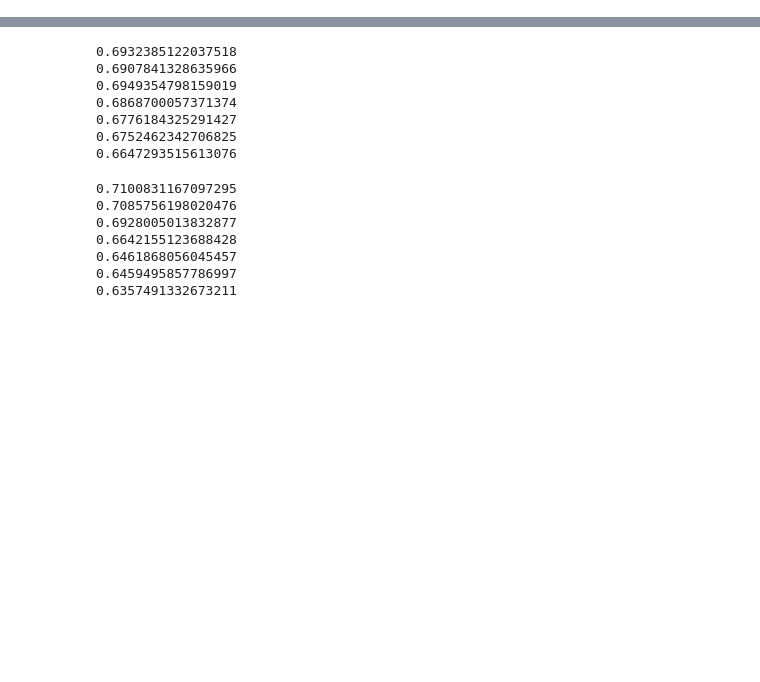
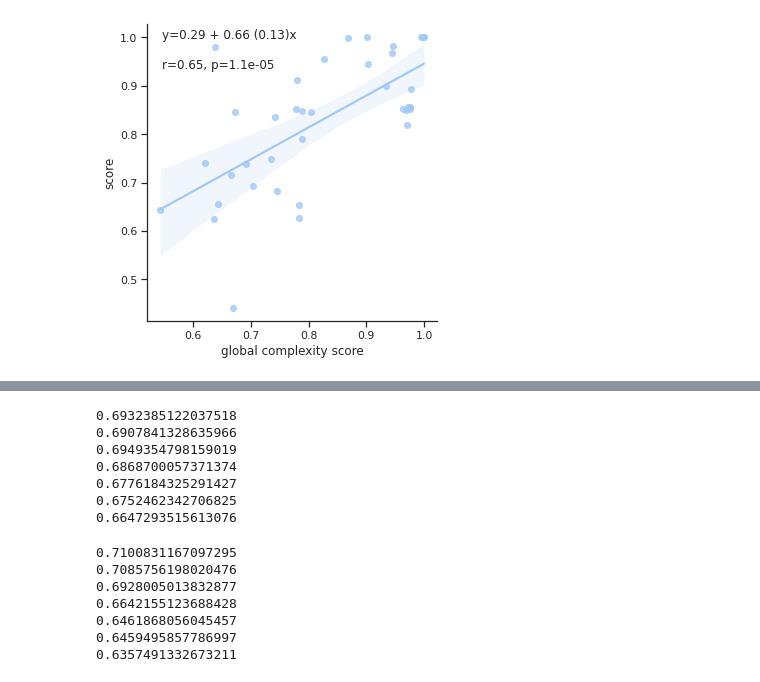
Before and after one commit to Vacek-Ace/dkdn, a Jupyter notebook: notebooks/k_sensitivity.ipynb, the cells around one changed output, grey strips where cells are left out. Cells and saved outputs as stored; diff of their text form; code cells hidden in the pictures; blank space fills up the shorter version.

```diff
--- a/notebooks/k_sensitivity.ipynb
+++ b/notebooks/k_sensitivity.ipynb
@@ -142,5 +3,0 @@ def annotate(data, regressor='kdn'):
-# %%
-def plot_reg(k, metric, score):
-    df_corr = df[(df['k'] == k) & (df['metric'] == metric)]
-    g = sns.lmplot(x=score, y='score', data=df_corr)
-    annotate(df_corr, score)
@@ -314,0 +25,4 @@ plot_reg(7, 'dynamic_kdn_full_zone', 'higher complexity score')
+# %%
+plot_reg(df, 5, 'kdn', 'global complexity score')
+# %% [output]
+[figure, added]
```
Also changed, not shown: parts of 68 cells of this notebook, 5 other files.
